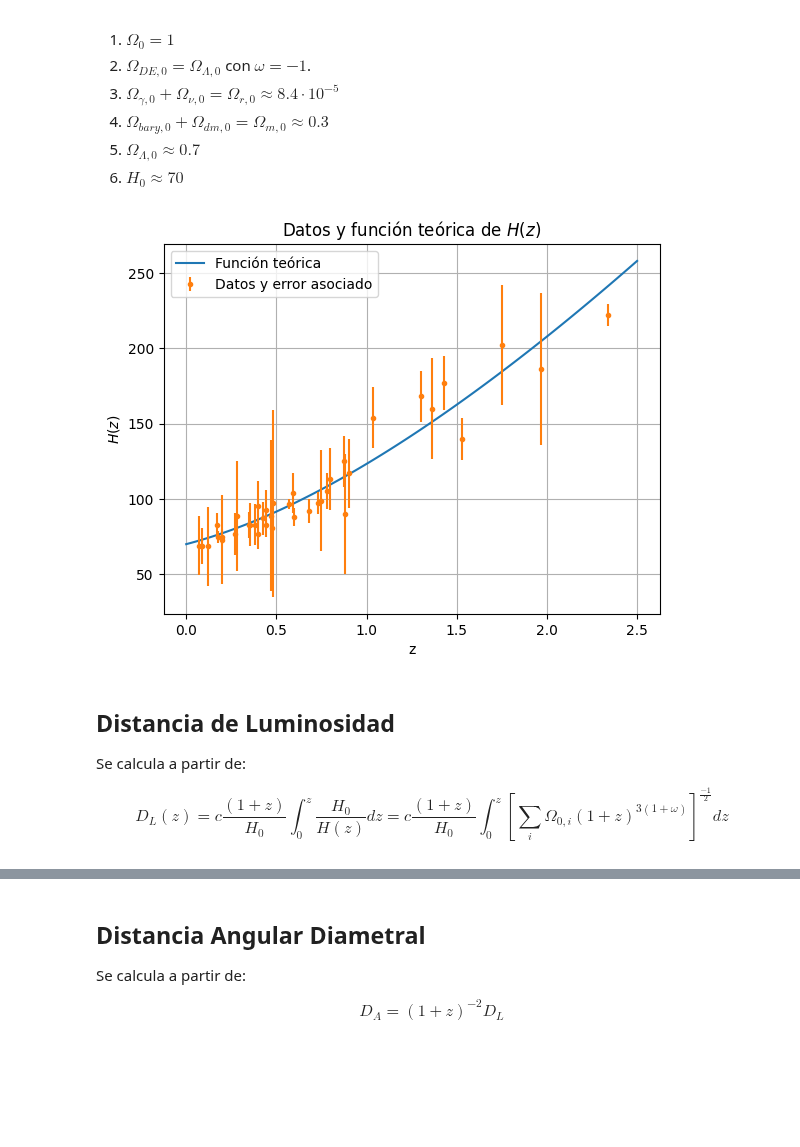
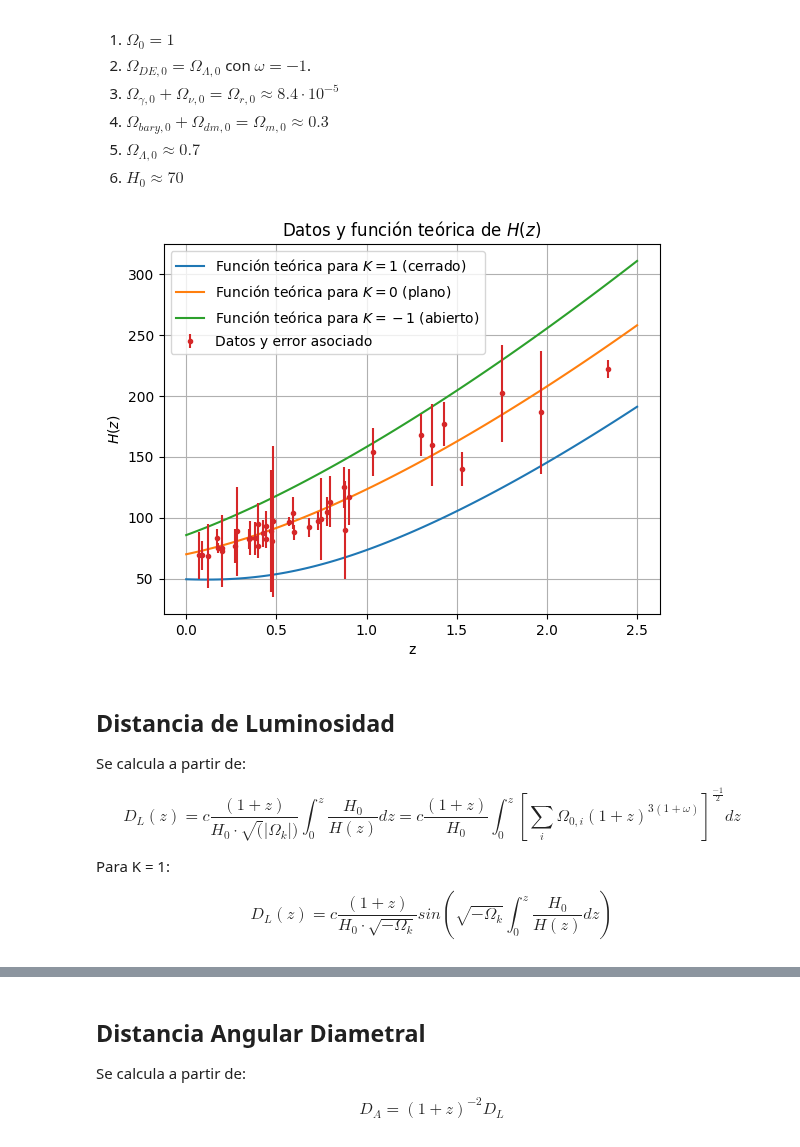
Before and after one commit to XimePS/Practica-DFI, a Jupyter notebook: Codigo con hub_data.ipynb, the cells around one changed output, grey strips where cells are left out. Drawn from its saved outputs; the diff is of its cells as text; code cells hidden in the pictures; blank space fills up the shorter version.

Commit message:
Se agrega GA con pruebas (aún no se consiguen buenos resultados) y se graficaron en el código con los datos de hub_data_3.txt  H, D_L y D_A para los tres tipos de curvatura

```diff
--- a/Codigo con hub_data.ipynb
+++ b/Codigo con hub_data.ipynb
@@ -253,34 +253,42 @@ Este describe un universo **plano** tal que:
 # %%
 # Para Benchmark Model
 H_0 = 70
 O_r = 8.4*10**(-5)
 O_m = 0.3
 O_lambda = 0.7 - 8.4*10**(-5)
 o_DE = -1
-O_0 = 1
+O_0 = [0.5, 1, 1.5]
 
 # Se crea un arreglo de z para la función teórica
 z_bu = np.linspace(0, 2.5, 100)
 
 # hub_data_3.txt
-H_teorico = H_bm(z_bu,O_r, O_m, O_lambda, o_DE, O_0)
+H_teorico_plano = H_bm(z_bu,O_r, O_m, O_lambda, o_DE, O_0[1])
+H_teorico_cerrado = H_bm(z_bu,O_r, O_m, O_lambda, o_DE, O_0[2])
+H_teorico_abierto = H_bm(z_bu,O_r, O_m, O_lambda, o_DE, O_0[0])
 
-plt.plot(z_bu, H_teorico, label = 'Función teórica')
+plt.plot(z_bu, H_teorico_cerrado, label = 'Función teórica para $K = 1$ (cerrado)')
+plt.plot(z_bu, H_teorico_plano, label = 'Función teórica para $K = 0$ (plano)')
+plt.plot(z_bu, H_teorico_abierto, label = 'Función teórica para $K = -1$ (abierto)')
 plt.errorbar(z, H, yerr=desv, fmt='.', label='Datos y error asociado')
 plt.grid(True)
 plt.title('Datos y función teórica de $H(z)$')
 plt.xlabel('z')
 plt.ylabel('$H(z)$')
 plt.legend()
 plt.show()
 # %% [output]
-[figure, old version]
+[figure, new version]
 # %% [markdown]
 ## Distancia de Luminosidad
 
 Se calcula a partir de:
 
-$$D_L(z) = c\frac{(1+z)}{H_0} \int_0^z \frac{H_0}{H(z)} dz = c\frac{(1+z)}{H_0} \int_0^z \left[\sum_{i} \Omega_{0, i}(1+z)^{3(1+ \omega)}\right]^{\frac{-1}{2}} dz$$
+$$D_L(z) = c\frac{(1+z)}{H_0 \cdot \sqrt(|\Omega_k|)} \int_0^z \frac{H_0}{H(z)} dz = c\frac{(1+z)}{H_0} \int_0^z \left[\sum_{i} \Omega_{0, i}(1+z)^{3(1+ \omega)}\right]^{\frac{-1}{2}} dz$$
+
+Para K = 1:
+
+$$D_L(z) = c\frac{(1+z)}{H_0 \cdot \sqrt{  - \Omega_k}} sin\left( \sqrt{-\Omega_k}\int_0^z \frac{H_0}{H(z)} dz \right)$$
 # %%
 # Distancia de luminosidad
 
```
Also changed, not shown: parts of 2 cells of this notebook, 1 other file.
